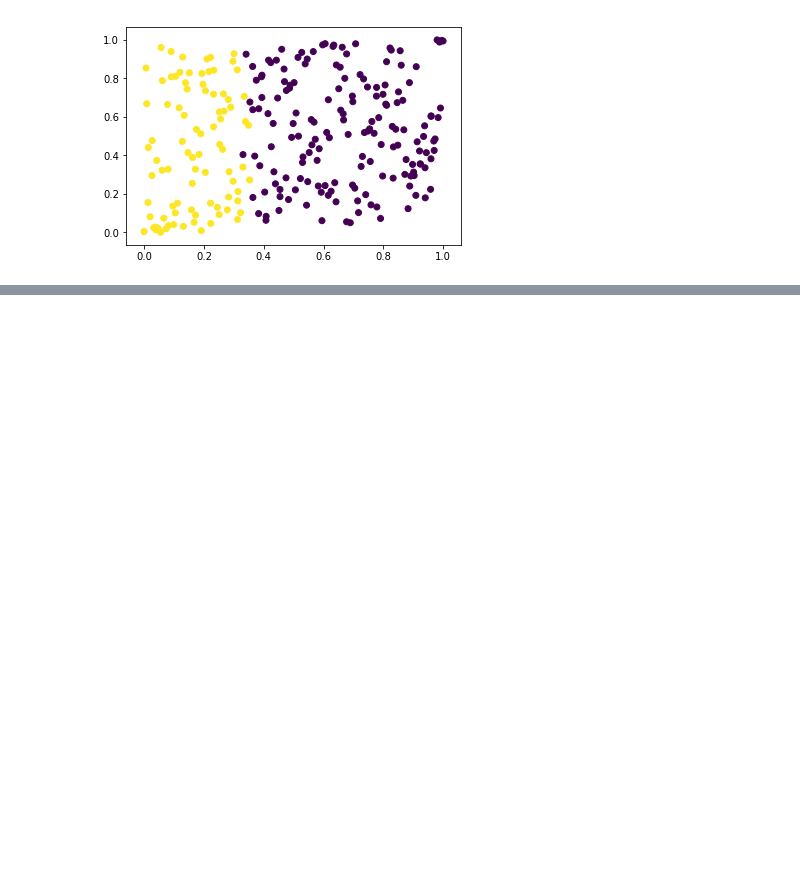
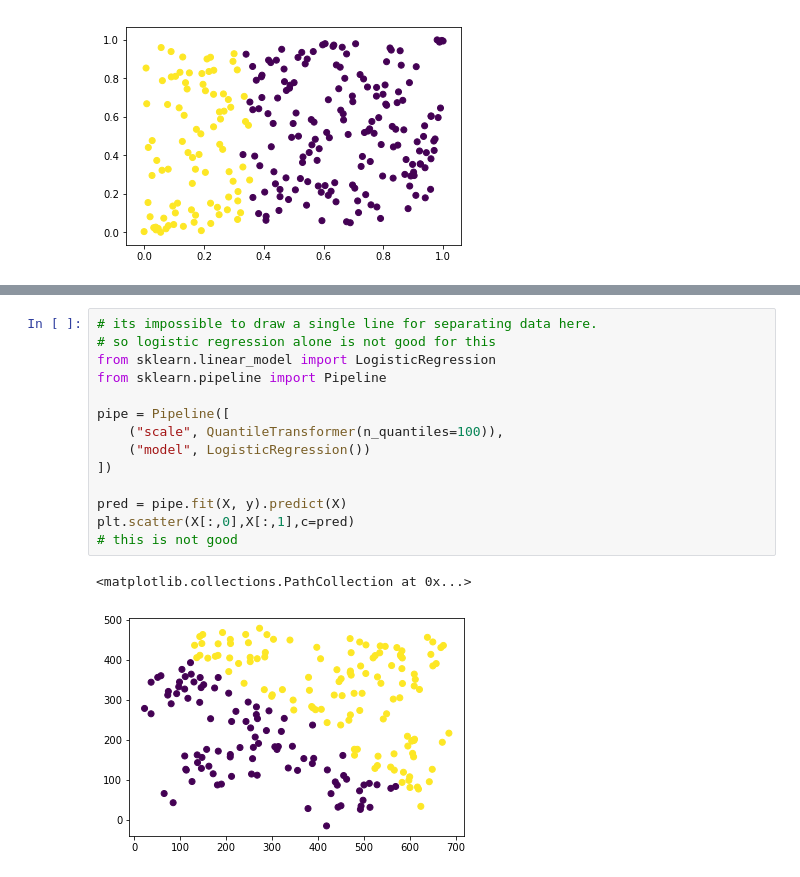
Before and after one commit to Thiyophin/Machine_learning, a Jupyter notebook: scikit_learn_tutorial.ipynb, the cells around one changed output, grey strips where cells are left out. Saved outputs shown, nothing was run; the diff lists cells and outputs as text; blank space fills up the shorter version.

```diff
--- a/scikit_learn_tutorial.ipynb
+++ b/scikit_learn_tutorial.ipynb
@@ -359,0 +403,17 @@ plt.scatter(X_new[:,0], X_new[:,1], c=y)
+# %%
+# its impossible to draw a single line for separating data here.
+# so logistic regression alone is not good for this
+from sklearn.linear_model import LogisticRegression
+from sklearn.pipeline import Pipeline
+
+pipe = Pipeline([
+    ("scale", QuantileTransformer(n_quantiles=100)),
+    ("model", LogisticRegression())
+])
+
+pred = pipe.fit(X, y).predict(X)
+plt.scatter(X[:,0],X[:,1],c=pred)
+# this is not good
+# %% [output]
+<matplotlib.collections.PathCollection at 0x...>
+[figure, added]
```
Also changed, not shown: parts of 14 cells of this notebook, 1 other file.
